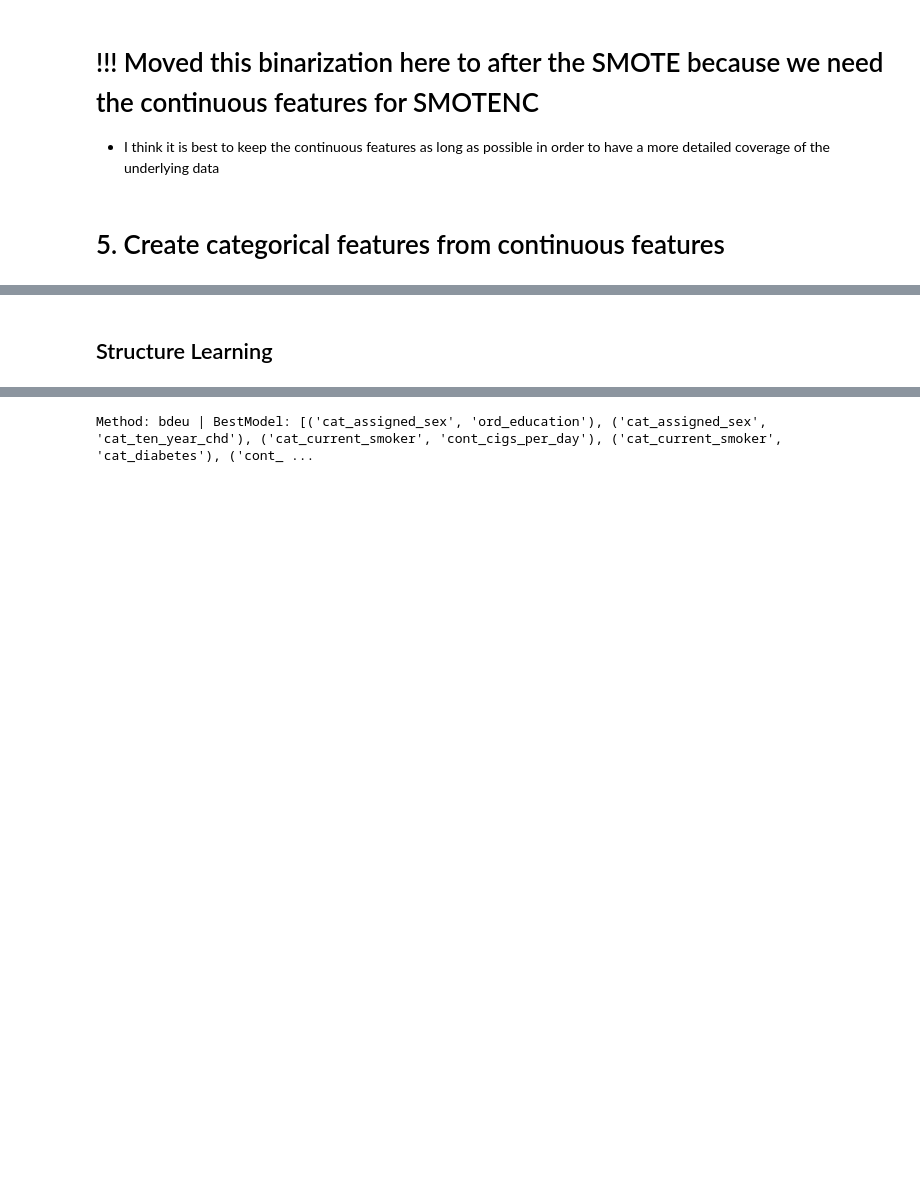
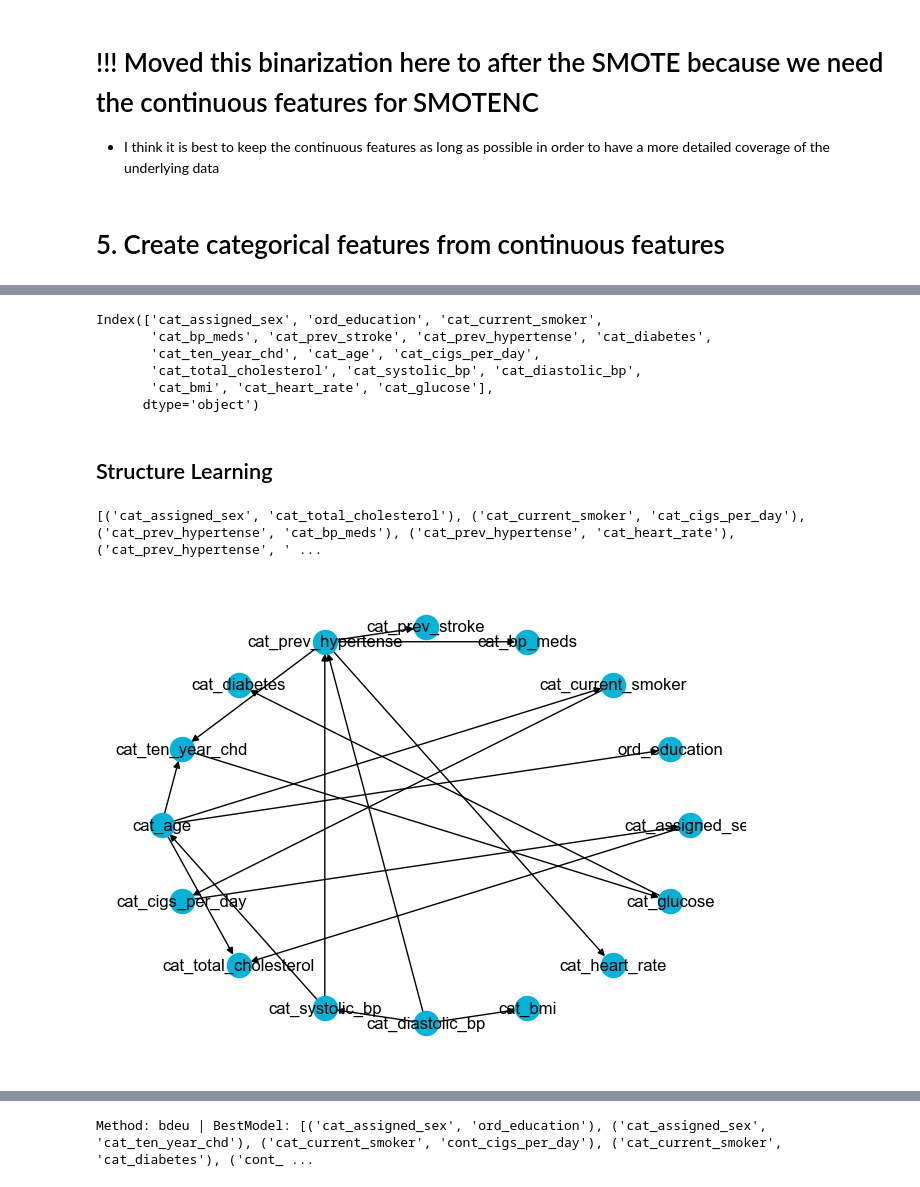
Before and after one commit to eduardotanqueiro/Project1-AAA, a Jupyter notebook: src/note.ipynb, the cells around one changed output, grey strips where cells are left out. Cells and saved outputs as stored; diff of their text form; code cells hidden in the pictures; blank space fills up the shorter version.

```diff
--- a/src/note.ipynb
+++ b/src/note.ipynb
@@ -460,6 +468,8 @@ print(counts)
 print(f"Minority class ratio after SMOTENC & random undersampling: {np.round(counts['Yes'] / (counts['Yes'] + counts['No']), 4) * 100}%")
 
 train_data_sample = pd.concat([X_train_sample, y_train_sample], axis=1)
+test_data = pd.concat([X_test_org, y_test_org], axis=1)
+full_data = pd.concat([train_data_sample, test_data], axis=0)
 # %% [output]
 Counter({'No': 2762, 'Yes': 466})
 Minority class ratio before SMOTENC: 14.44%
@@ -573,3 +612,20 @@ More than 25    0.110507
 Name: proportion, dtype: float64
+# %%
+full_data_cat.columns
+# %% [output]
+Index(['cat_assigned_sex', 'ord_education', 'cat_current_smoker',
+       'cat_bp_meds', 'cat_prev_stroke', 'cat_prev_hypertense', 'cat_diabetes',
+       'cat_ten_year_chd', 'cat_age', 'cat_cigs_per_day',
+       'cat_total_cholesterol', 'cat_systolic_bp', 'cat_diastolic_bp',
+       'cat_bmi', 'cat_heart_rate', 'cat_glucose'],
+      dtype='object')
 # %% [markdown]
 ## Structure Learning
+# %%
+# Code to visualize the network
+def visualize_network(G):
+  # G must be a DAG
+  pos = nx.circular_layout(G)
+  nx.draw(G, node_color='#00b4d9', pos=pos, with_labels=True)
+  #nx.draw(model, with_labels=True)
+  plt.show()
@@ -575,0 +645,10 @@ Name: proportion, dtype: float64
+# %%
+hc = HillClimbSearch(full_data_cat)
+
+best_model_hc_bic = hc.estimate(scoring_method=BicScore(full_data_cat), start_dag=None)
+print(best_model_hc_bic.edges())
+
+visualize_network(best_model_hc_bic)
+# %% [output]
+[('cat_assigned_sex', 'cat_total_cholesterol'), ('cat_current_smoker', 'cat_cigs_per_day'), ('cat_prev_hypertense', 'cat_bp_meds'), ('cat_prev_hypertense', 'cat_heart_rate'), ('cat_prev_hypertense', ' ...
+[figure, added]
```
Also changed, not shown: parts of 7 cells of this notebook.
